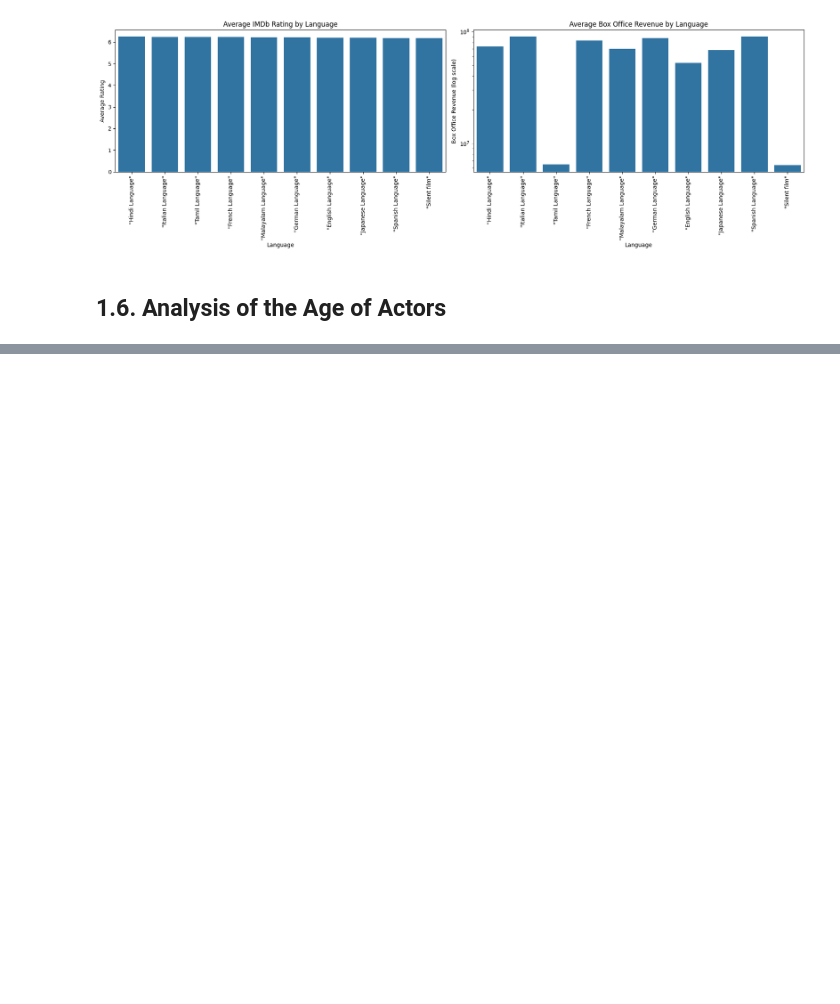
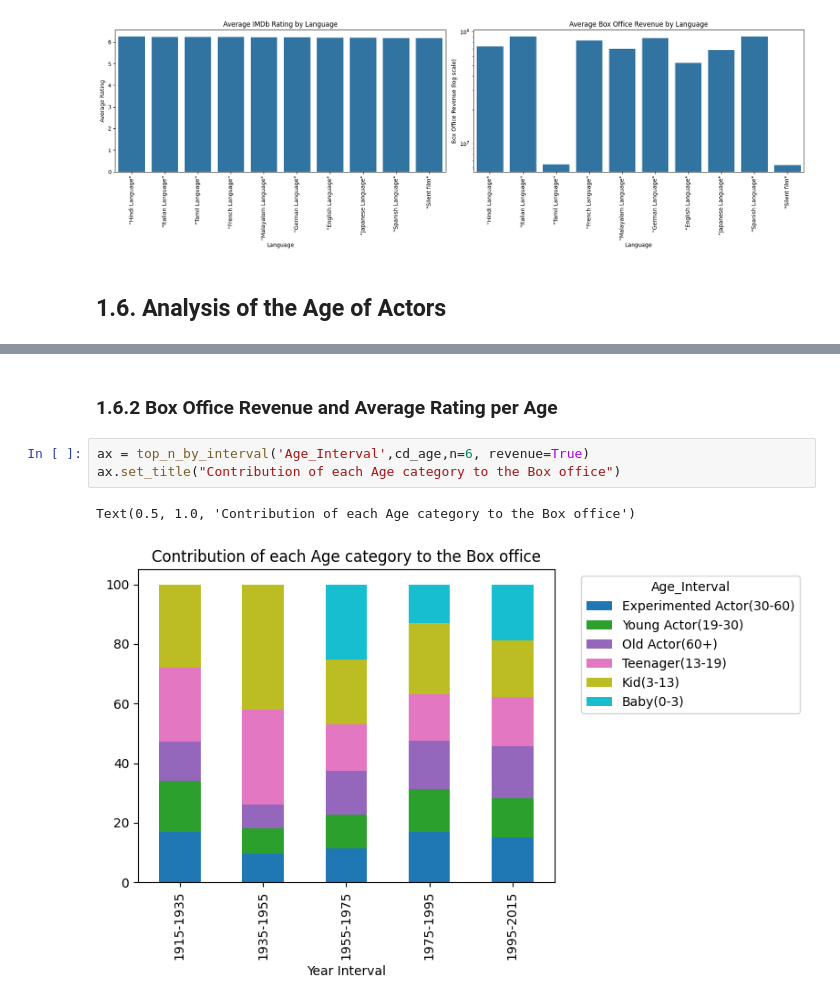
Before and after one commit to epfl-ada/ada-2024-project-melyn, a Jupyter notebook: results.ipynb, the cells around one changed output, grey strips where cells are left out. Cells and saved outputs as stored; diff of their text form; blank space fills up the shorter version.

```diff
--- a/results.ipynb
+++ b/results.ipynb
@@ -380,0 +392,8 @@ plt.show()
+# %% [markdown]
+### 1.6.2 Box Office Revenue and Average Rating per Age
+# %%
+ax = top_n_by_interval('Age_Interval',cd_age,n=6, revenue=True)
+ax.set_title("Contribution of each Age category to the Box office")
+# %% [output]
+Text(0.5, 1.0, 'Contribution of each Age category to the Box office')
+[figure, added]
```
Also changed, not shown: parts of 14 cells of this notebook, 1 other file.
